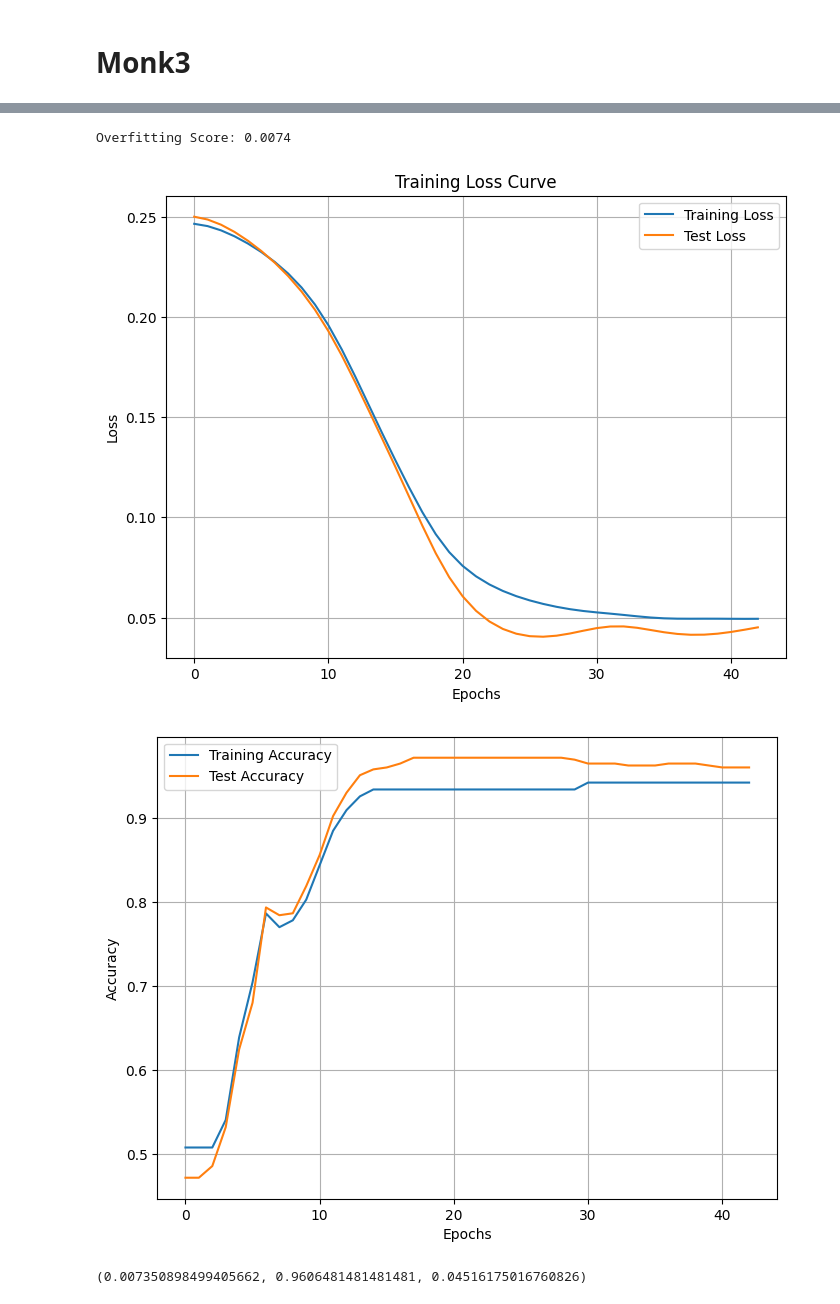
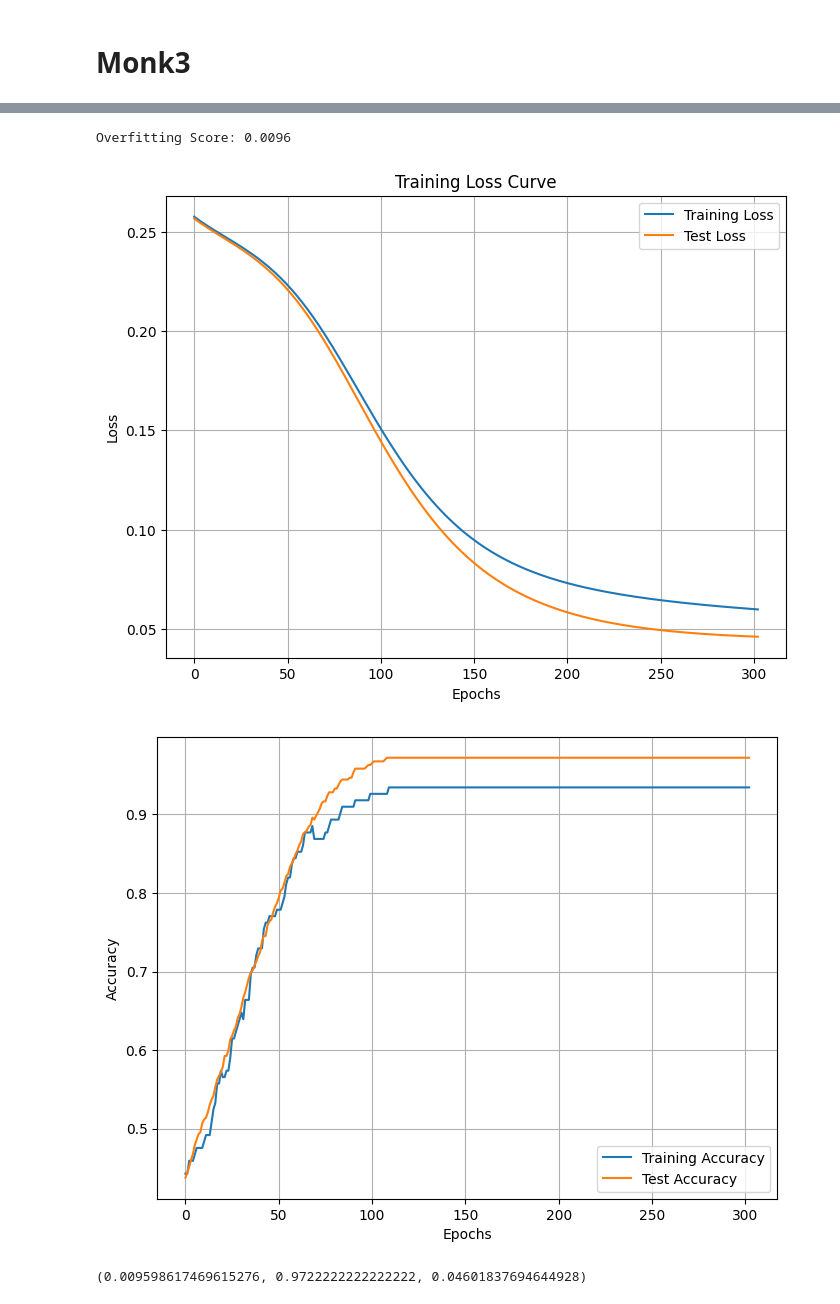
Before and after one commit to Alexthw46/ML, a Jupyter notebook: Monk/monks.ipynb, the cells around one changed output, grey strips where cells are left out. Cells and saved outputs as stored; diff of their text form; code cells hidden in the pictures.

Commit message:
rerun monk notebooks

```diff
--- a/Monk/monks.ipynb
+++ b/Monk/monks.ipynb
@@ -302,14 +299,14 @@ Overfitting Score: 0.0092
 # %%
-decay = 0.005
-lr = 0.32
-momentum = 0.9
+decay = 0.0005
+lr = 0.2
+momentum = 0.
 nesterov = False
-torch.manual_seed(100)
+torch.manual_seed(30)
 model = SimpleNN(17, 3, 1)
 optimizer = optim.SGD(model.parameters(), lr=lr, momentum=momentum, weight_decay=decay, nesterov=nesterov)
-monk("monks-3", optimizer=optimizer, neural_network=model, num_epochs=500, lr_scheduler=None)
+monk("monks-3", optimizer=optimizer, neural_network=model, num_epochs=350, lr_scheduler=None)
 # %% [output]
-Overfitting Score: 0.0074
+Overfitting Score: 0.0096
-[figure, old version]
+[figure, new version]
-[figure, old version]
+[figure, new version]
-(0.007350898499405662, 0.9606481481481481, 0.04516175016760826)
+(0.009598617469615276, 0.9722222222222222, 0.04601837694644928)
```
Also changed, not shown: parts of 14 cells of this notebook, 2 other files.
